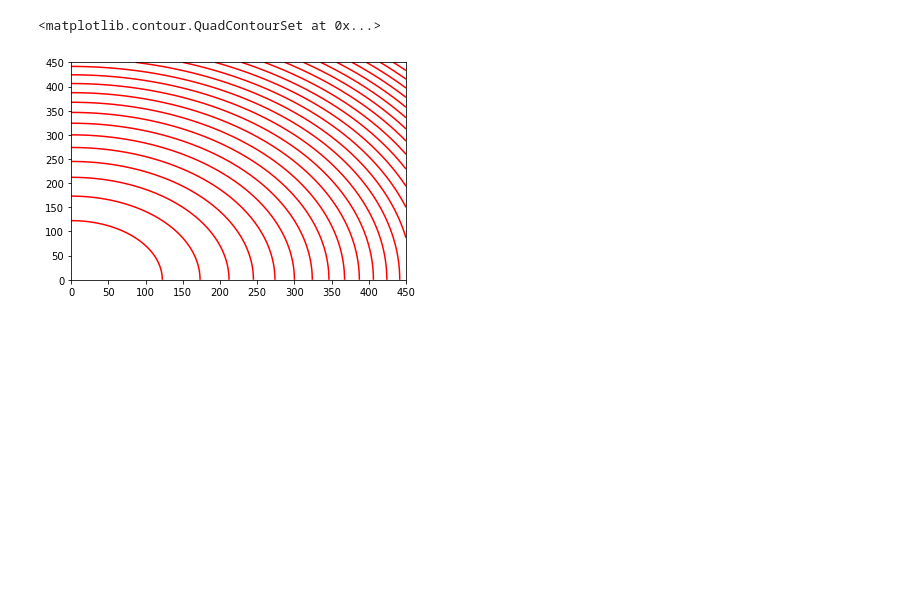
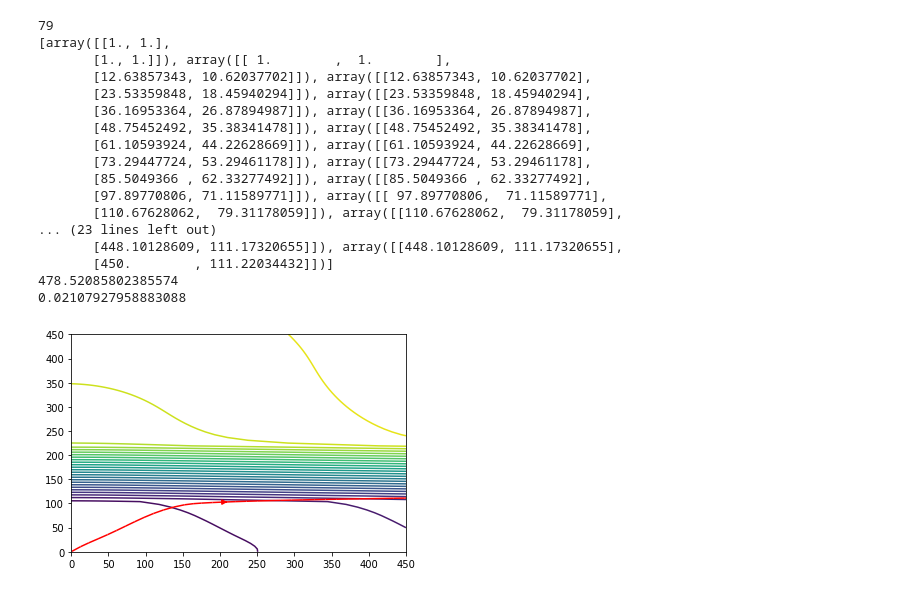
Before and after one commit to blair3sat/irss, a Jupyter notebook: sim2d.ipynb, the cells around one changed output. Saved outputs shown, nothing was run; the diff lists cells and outputs as text; code cells hidden in the pictures; blank space fills up the shorter version.

```diff
--- a/sim2d.ipynb
+++ b/sim2d.ipynb
@@ -81,17 +92,53 @@ plt.imshow(i2d)
 # %%
 X, Y = np.meshgrid(np.linspace(0,450,len(index)), np.linspace(0,450,len(index)))
-phi = (X)**2+(Y)**2 - 0.01
+phi = (X)**2+(Y)**2
 # phi = X**2+Y**2
+print(len(index))
+tt = skfmm.travel_time(phi, constants.c * (1/i2d), dx=0.05/500)
+gradx, grady = np.gradient(tt)
 
-tt = skfmm.travel_time(phi, constants.c * i2d, dx=0.5/500)
 
 #plt.imshow(tt)
-
 #plt.scatter([phi[0]], c[phi[1]], s=100, facecolors="none", edgecolors="orange", lw=5)
 
 #plt.plot()
-plt.contour(X,Y,phi,30, colors ='red')
-#plt.contour(X,Y,tt, 30)
+#plt.contour(X,Y,phi,30, colors ='red')
+seed_points = np.array([[1],[1]])
+plt.contour(X,Y,tt, 30)
+stream = plt.streamplot(X,Y,gradx,grady,color='r',start_points=seed_points.T)
+path = stream.lines.get_segments()
+
+dist = 0
+travelTime = 0
+for x in path:
+    dist_inc = np.sqrt((x[1][0]-x[0][0])**2 + (x[1][1]-x[0][1])**2)
+    dist += dist_inc
+    index_x = int((x[1][0] + x[0][0]) / 2 * len(index) / 450)
+    index_y = int((x[1][1] + x[0][1]) / 2 * len(index) / 450)
+    speed = 1/i2d[index_x][index_y]*constants.c
+    travelTime += dist_inc * 1000 / speed
+
+print(path)
+
+print(dist)
+print(travelTime)
+#plt.quiver(X,Y,gradx, grady)
 # %% [output]
-<matplotlib.contour.QuadContourSet at 0x...>
+79
+[array([[1., 1.],
+       [1., 1.]]), array([[ 1.        ,  1.        ],
+       [12.63857343, 10.62037702]]), array([[12.63857343, 10.62037702],
+       [23.53359848, 18.45940294]]), array([[23.53359848, 18.45940294],
+       [36.16953364, 26.87894987]]), array([[36.16953364, 26.87894987],
+       [48.75452492, 35.38341478]]), array([[48.75452492, 35.38341478],
+       [61.10593924, 44.22628669]]), array([[61.10593924, 44.22628669],
+       [73.29447724, 53.29461178]]), array([[73.29447724, 53.29461178],
+       [85.5049366 , 62.33277492]]), array([[85.5049366 , 62.33277492],
+       [97.89770806, 71.11589771]]), array([[ 97.89770806,  71.11589771],
+       [110.67628062,  79.31178059]]), array([[110.67628062,  79.31178059],
+... (23 lines left out)
+       [448.10128609, 111.17320655]]), array([[448.10128609, 111.17320655],
+       [450.        , 111.22034432]])]
+478.52085802385574
+0.02107927958883088
-[figure, old version]
+[figure, new version]
```
Also changed, not shown: parts of 4 cells of this notebook.
